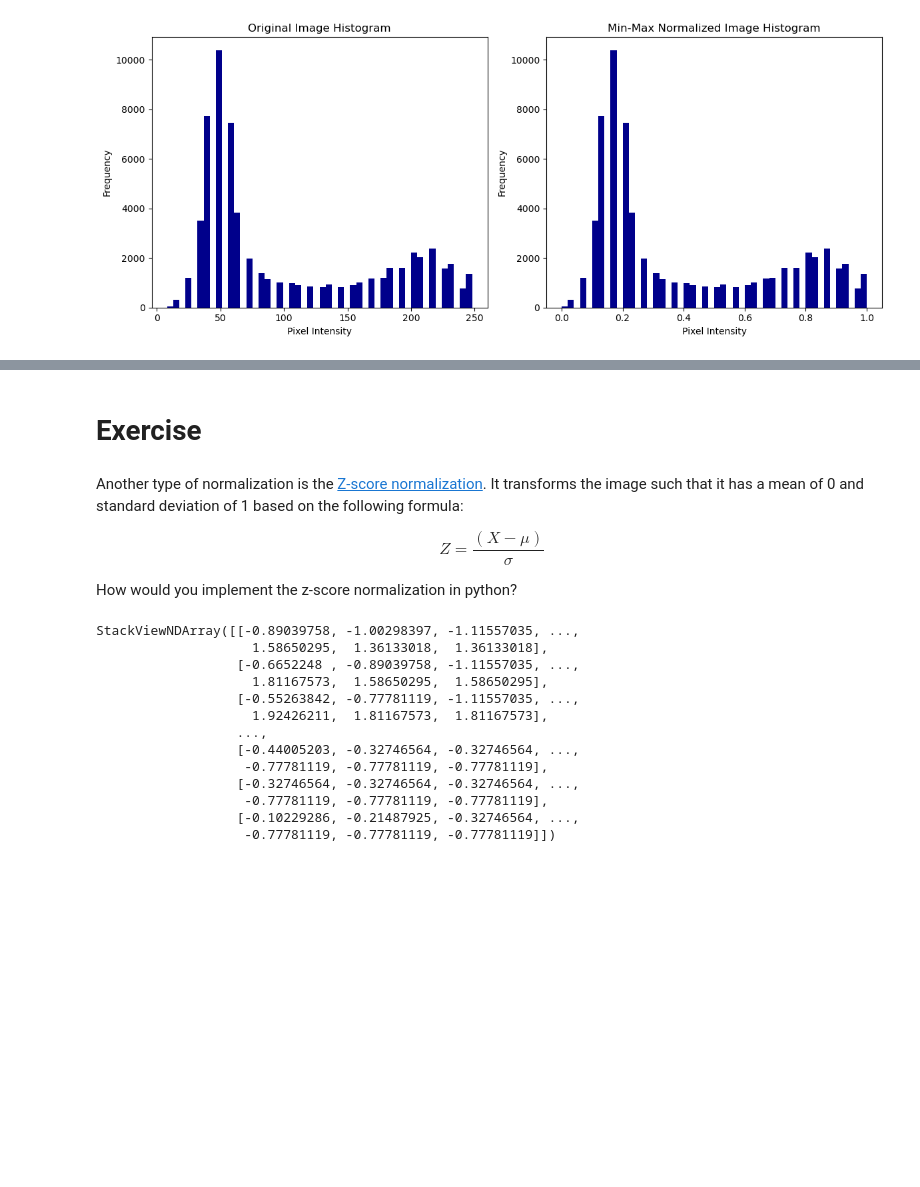
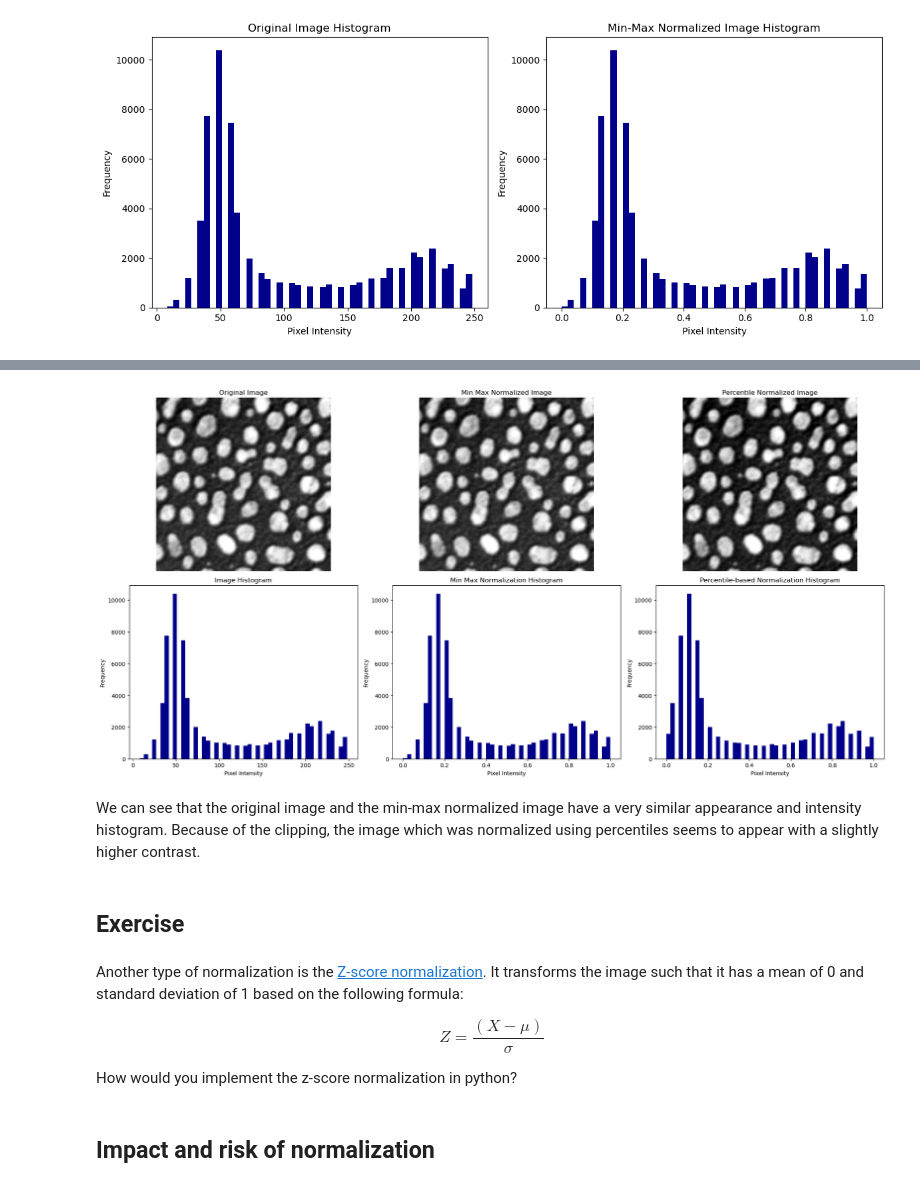
Before and after one commit to haesleinhuepf/BioImageAnalysisNotebooks, a Jupyter notebook: docs/12_image_analysis_basics/normalization.ipynb, the cells around one changed output, grey strips where cells are left out. Cells and saved outputs as stored; diff of their text form; code cells hidden in the pictures; blank space fills up the shorter version.

```diff
--- a/docs/12_image_analysis_basics/normalization.ipynb
+++ b/docs/12_image_analysis_basics/normalization.ipynb
@@ -132,9 +101,9 @@ Percentile-based Normalization takes into account the relative rank of each inte
 # %%
-# Step 2: Compute percentiles
-p1 = np.percentile(outlier_image, 1)
-p99 = np.percentile(outlier_image, 99)
+# Compute percentiles
+p1 = np.percentile(image, 1)
+p99 = np.percentile(image, 99)
 
-# Step 3: Perform percentile normalization
-percentile_image_unclipped = (outlier_image - p1) / (p99 - p1)
+# Perform percentile normalization
+percentile_image_unclipped = (image - p1) / (p99 - p1)
 insight(percentile_image_unclipped)
 # %% [output]
@@ -205,5 +142,49 @@ plt.show()
+# %%
+# Create a 2x3 subplot grid (2 rows, 3 columns)
+fig, axes = plt.subplots(2, 3, figsize=(20, 10))
+
+# Show the original image
+axes[0, 0].imshow(image, cmap='gray')
+axes[0, 0].set_title('Original Image')
+axes[0, 0].axis('off')  # Hide axes
+
+# Show the min-max normalized image
+axes[0, 1].imshow(min_max, cmap='gray')
+axes[0, 1].set_title('Min Max Normalized Image')
+axes[0, 1].axis('off')  # Hide axes
+
+# Show the percentile-based normalized image
+axes[0, 2].imshow(percentile_image_clipped, cmap='gray')
+axes[0, 2].set_title('Percentile Normalized Image')
+axes[0, 2].axis('off')  # Hide axes
+
+# Original image histogram
+axes[1, 0].hist(image.ravel(), bins=50, color='darkblue')
+axes[1, 0].set_title('Image Histogram')
+axes[1, 0].set_xlabel('Pixel Intensity')
+axes[1, 0].set_ylabel('Frequency')
+
+# Min-max normalized image histogram
+axes[1, 1].hist(min_max.ravel(), bins=50, color='darkblue')
+axes[1, 1].set_title('Min Max Normalization Histogram')
+axes[1, 1].set_xlabel('Pixel Intensity')
+axes[1, 1].set_ylabel('Frequency')
+
+# Percentile-based normalized image histogram
+axes[1, 2].hist(percentile_image_clipped.ravel(), bins=50, color='darkblue')
+axes[1, 2].set_title('Percentile-based Normalization Histogram')
+axes[1, 2].set_xlabel('Pixel Intensity')
+axes[1, 2].set_ylabel('Frequency')
+
+# Adjust layout for better spacing
+plt.tight_layout()
+plt.show()
+# %% [output]
+[figure, added]
+# %% [markdown]
+We can see that the original image and the min-max normalized image have a very similar appearance and intensity histogram. Because of the clipping, the image which was normalized using percentiles seems to appear with a slightly higher contrast.
 # %% [markdown]
-# Exercise
+## Exercise
 # %% [markdown]
 Another type of normalization is the [Z-score normalization](https://www.statology.org/z-score-normalization/#:~:text=Z%2Dscore%20normalization%20refers%20to,the%20standard%20deviation%20is%201.). It transforms the image such that it has a mean of 0 and standard deviation of 1 based on the following formula:
 
@@ -212,20 +193,5 @@ Z = \frac{(X - \mu)}{\sigma}
 $$
 
 How would you implement the z-score normalization in python?
-# %%
-z_score_normalized_image = (image - np.mean(image)) / np.std(image)
-insight(z_score_normalized_image)
-# %% [output]
-StackViewNDArray([[-0.89039758, -1.00298397, -1.11557035, ...,
-                    1.58650295,  1.36133018,  1.36133018],
-                  [-0.6652248 , -0.89039758, -1.11557035, ...,
-                    1.81167573,  1.58650295,  1.58650295],
-                  [-0.55263842, -0.77781119, -1.11557035, ...,
-                    1.92426211,  1.81167573,  1.81167573],
-                  ...,
-                  [-0.44005203, -0.32746564, -0.32746564, ...,
-                   -0.77781119, -0.77781119, -0.77781119],
-                  [-0.32746564, -0.32746564, -0.32746564, ...,
-                   -0.77781119, -0.77781119, -0.77781119],
-                  [-0.10229286, -0.21487925, -0.32746564, ...,
-                   -0.77781119, -0.77781119, -0.77781119]])
+# %% [markdown]
+## Impact and risk of normalization
```
Also changed, not shown: parts of 35 cells of this notebook.
